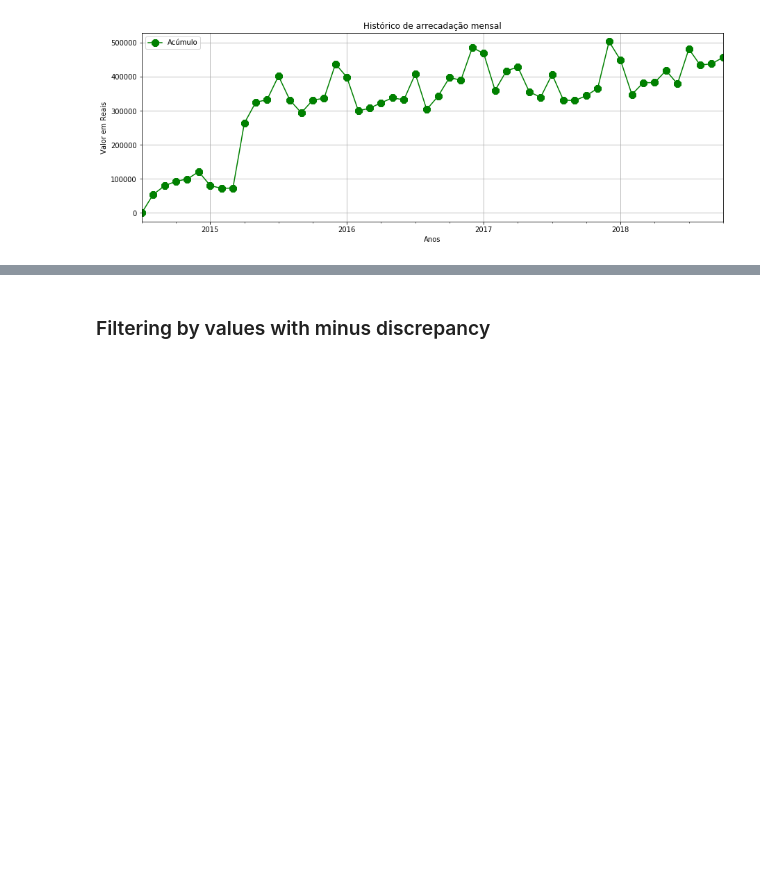
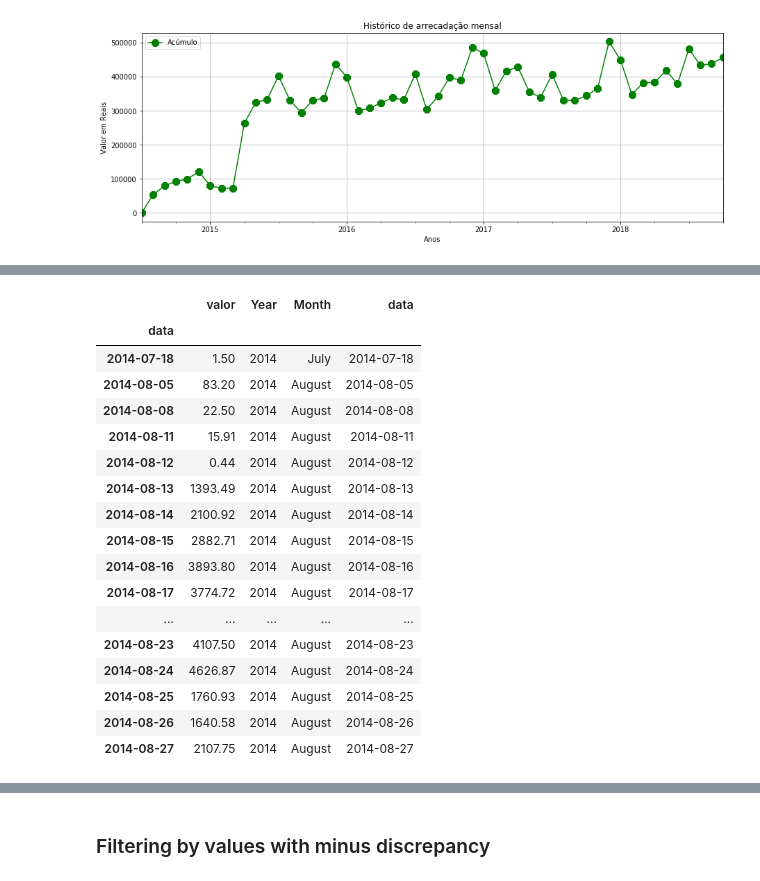
Before and after one commit to AAntunesNDS/time_series_deeplearning, a Jupyter notebook: TimeSeriesKerasTensorFlow_DevAcademyChallange_Dataset_2.ipynb, the cells around one changed output, grey strips where cells are left out. Saved outputs shown, nothing was run; the diff lists cells and outputs as text; code cells hidden in the pictures; blank space fills up the shorter version.

```diff
--- a/TimeSeriesKerasTensorFlow_DevAcademyChallange_Dataset_2.ipynb
+++ b/TimeSeriesKerasTensorFlow_DevAcademyChallange_Dataset_2.ipynb
@@ -98,0 +133,2 @@ ax.grid()
+# %%
+data.set_index('data', inplace=True)
@@ -98,0 +146,3 @@ ax.grid()
+# %%
+data['data'] = data.index
+data.head()
@@ -98,0 +157,22 @@ ax.grid()
+# %%
+data['data'] = pd.to_datetime(data['data'], format = '%d/%b/%y')
+data.head(20)
+# %% [output]
+|  | valor | Year | Month | data |
+| data |  |  |  |  |
+| 2014-07-18 | 1.50 | 2014 | July | 2014-07-18 |
+| 2014-08-05 | 83.20 | 2014 | August | 2014-08-05 |
+| 2014-08-08 | 22.50 | 2014 | August | 2014-08-08 |
+| 2014-08-11 | 15.91 | 2014 | August | 2014-08-11 |
+| 2014-08-12 | 0.44 | 2014 | August | 2014-08-12 |
+| 2014-08-13 | 1393.49 | 2014 | August | 2014-08-13 |
+| 2014-08-14 | 2100.92 | 2014 | August | 2014-08-14 |
+| 2014-08-15 | 2882.71 | 2014 | August | 2014-08-15 |
+| 2014-08-16 | 3893.80 | 2014 | August | 2014-08-16 |
+| 2014-08-17 | 3774.72 | 2014 | August | 2014-08-17 |
+| ... | ... | ... | ... | ... |
+| 2014-08-23 | 4107.50 | 2014 | August | 2014-08-23 |
+| 2014-08-24 | 4626.87 | 2014 | August | 2014-08-24 |
+| 2014-08-25 | 1760.93 | 2014 | August | 2014-08-25 |
+| 2014-08-26 | 1640.58 | 2014 | August | 2014-08-26 |
+| 2014-08-27 | 2107.75 | 2014 | August | 2014-08-27 |
```
Also changed, not shown: parts of 22 cells of this notebook.
